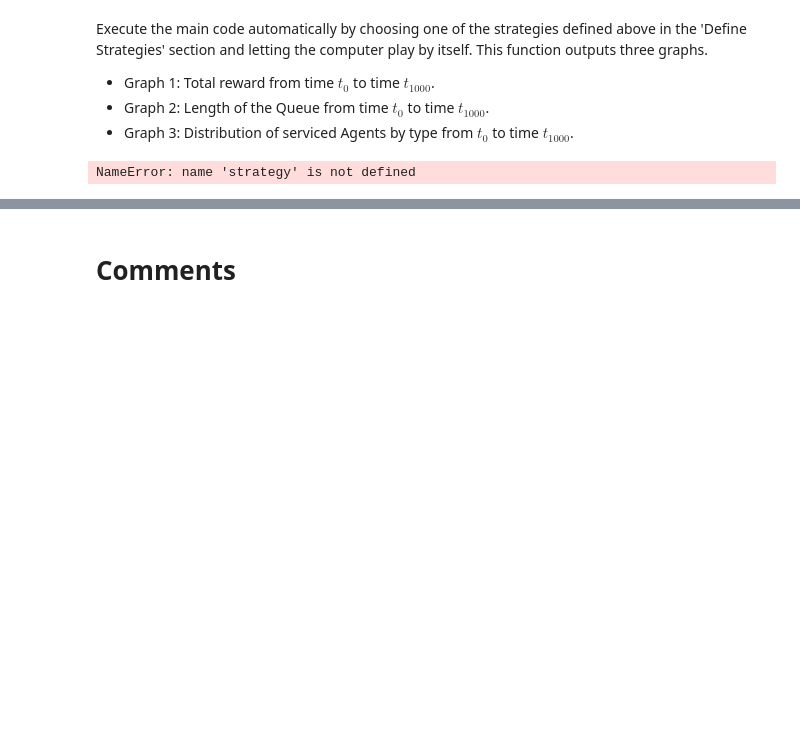
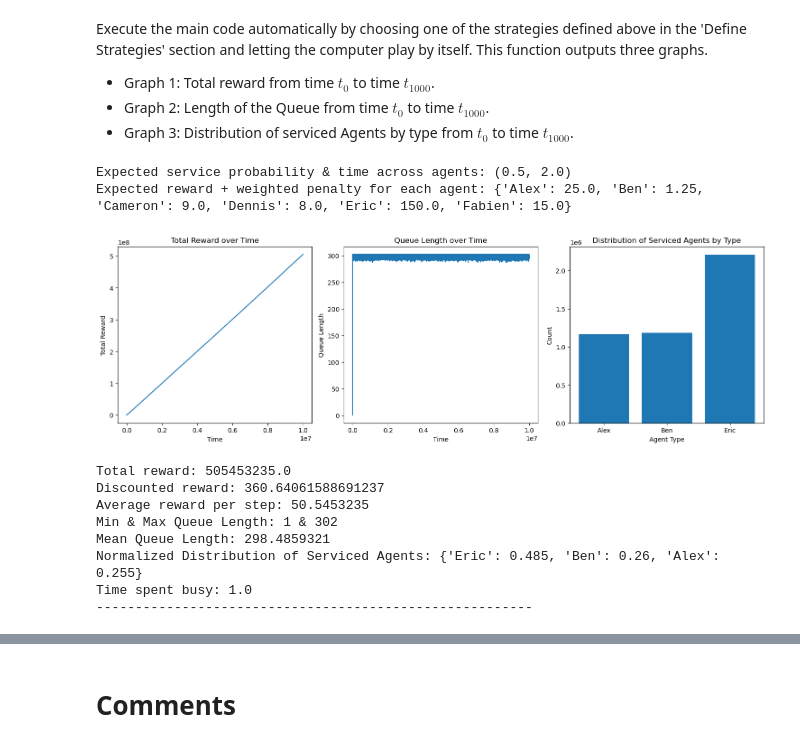
Before and after one commit to alexandre-bismuth/AgentLearning, a Jupyter notebook: QAgent.ipynb, the cells around one changed output, grey strips where cells are left out. Cells and saved outputs as stored; diff of their text form; code cells hidden in the pictures; blank space fills up the shorter version.

```diff
--- a/QAgent.ipynb
+++ b/QAgent.ipynb
@@ -200,35 +264,50 @@ def create(l, shuffle=False):
 # %% [markdown]
 ## Choosing base parameters
 # %%
+# Number of steps for the simulation
+steps = 10_000_000
+
 # Defining Agents
 agents = {
     ### Agent name : [service_probability, reward, penalty, distrib_weight]
     # service_probability: float in [0,1]
     # reward, penalty, distrib_weight: float (unconstrained)
-    "Alex" : [0.7, 1, 0.1, 6],
-    "Ben" : [0.5, 20, 0.4, 3],
-    "Cameron" : [0.3, 30, 0.2, 4],
-    "Dennis" : [0.4, 20, 0.01, 2],
-    "Eric": [0.8, 4, 0.2, 3],
-    "Fabien": [0.5, 50, 0.4, 1],
+    "Alex" : [0.5, 50, 0, 3],
+    "Ben" : [0.25, 5, 0, 3],
+    "Cameron" : [0.3, 30, 0, 0],
+    "Dennis" : [0.4, 20, 0, 0],
+    "Eric": [0.75, 200, 0, 3],
+    "Fabien": [0.3, 50, 0, 0],
 }
 
 # Probabilty that a new agent joins the queue
-arrival_prob = 0.5
+arrival_prob = 1
 
 # Number of agents in the queue at t = 0
 # We either choose a random weighted queue or a specific queue
 start = 0
-queue = create([("Fabien", 20), ("Alex", 10)], True) # [(name, quantity),(name, quantity),...], shuffle=True/False
+queue = create([("Fabien", 1)], False) # [(name, quantity),(name, quantity),...], shuffle=True/False
 init = start # Choose a mode here
 
 # Choose a discount factor for discounted reward computation
-discount = 0.99
+discount = 0.9
 
 # Regularization parameter and function
 alpha = 0.00
 def regularization(alpha,length):
     return alpha*length
+
+# Initialize Q-Learning Agent
+truncation = 100
+learning_rate = 0.1
+epsilon = 0.25
+
+# Epsilon decaying function
+def epsilon_function(epsilon):
+    return epsilon
+    # return max(epsilon - 2/steps,0)
+
+q_agent = QLearningAgent(agents, truncation, discount, learning_rate, epsilon, epsilon_function)
 # %% [markdown]
 ## Running the Q-Learning model
 # %% [markdown]
@@ -239,17 +318,26 @@ Execute the main code automatically by choosing one of the strategies defined ab
 # %%
 simulation = QueueSimulation(
     agents,
     arrival_prob,
-    strategy,
     init,
     alpha,
     discount,
+    truncation
 )
 
-print(f"Automatic simulation with strategy '{strategy.__name__}'")
 print(f"Expected service probability & time across agents: {service()}")
 print(f"Expected reward + weighted penalty for each agent: {average()}")
-simulation.run_simulation(steps=10000)
+simulation.run_simulation(steps)
 simulation.get_results()
 # %% [output]
-NameError: name 'strategy' is not defined
+Expected service probability & time across agents: (0.5, 2.0)
+Expected reward + weighted penalty for each agent: {'Alex': 25.0, 'Ben': 1.25, 'Cameron': 9.0, 'Dennis': 8.0, 'Eric': 150.0, 'Fabien': 15.0}
+[figure, added]
+Total reward: 505453235.0
+Discounted reward: 360.64061588691237
+Average reward per step: 50.5453235
+Min & Max Queue Length: 1 & 302
+Mean Queue Length: 298.4859321
+Normalized Distribution of Serviced Agents: {'Eric': 0.485, 'Ben': 0.26, 'Alex': 0.255}
+Time spent busy: 1.0
+--------------------------------------------------------
```
Also changed, not shown: parts of 10 cells of this notebook, 1 other file.
